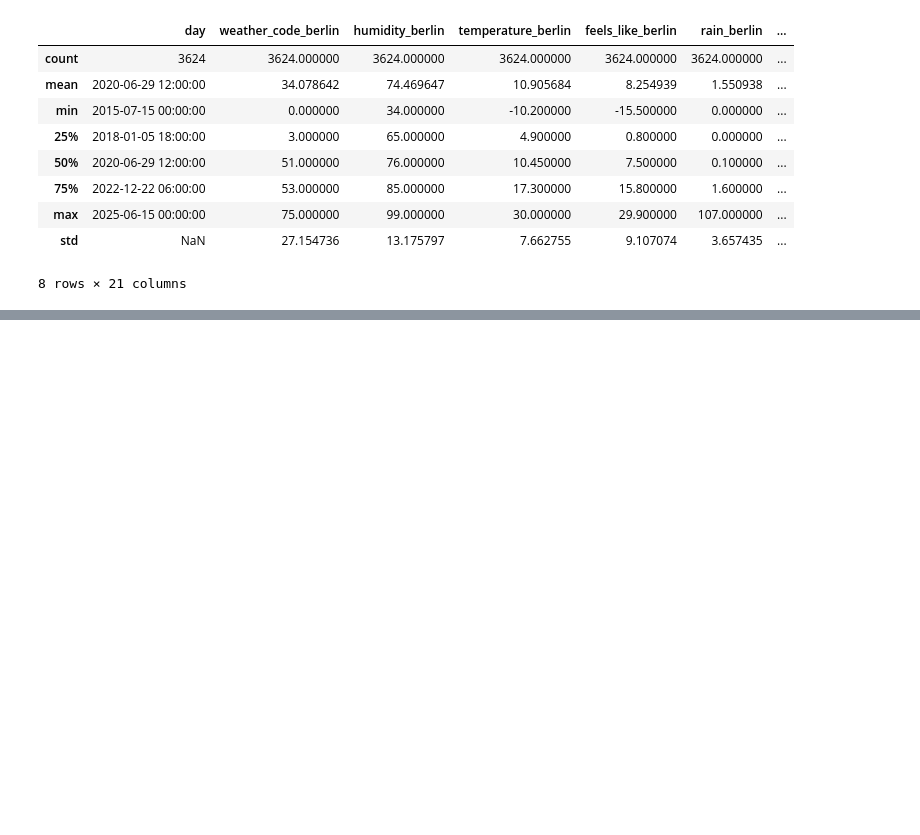
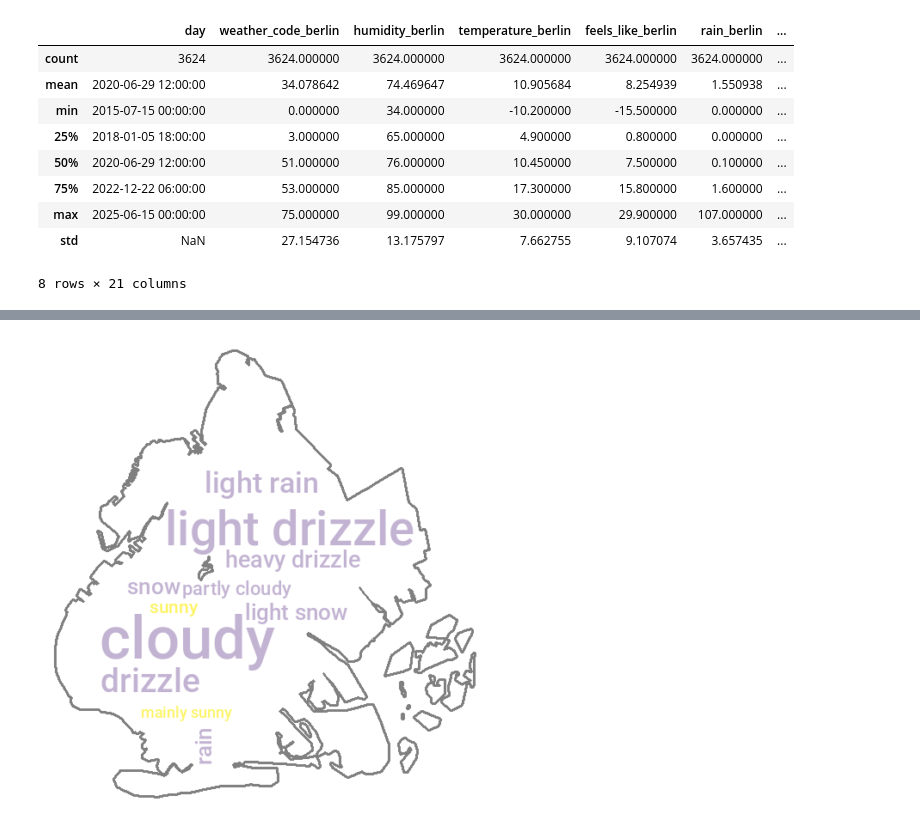
Before and after one commit to helenawittlich/berlin-brooklyn-weather, a Jupyter notebook: weather_analysis.ipynb, the cells around one changed output, grey strips where cells are left out. Drawn from its saved outputs; the diff is of its cells as text; code cells hidden in the pictures; blank space fills up the shorter version.

```diff
--- a/weather_analysis.ipynb
+++ b/weather_analysis.ipynb
@@ -430,0 +431,35 @@ plt.show()
+# %%
+# Load mask image
+cloud_mask = np.array(Image.open("Brooklyn_Silhouette.png").convert("L"))
+
+# Font path (adjust as needed for your system)
+font_path = "/Library/Fonts/Roboto-Medium.ttf"  # macOS example
+
+# Custom color function: yellow for "sun" words, violet-grey otherwise
+def sun_color_func(word, font_size, position, orientation, random_state=None, **kwargs):
+    if 'sun' in word.lower():
+        return "#fdf464"  # sunny yellow
+    else:
+        return "#C3B3D3"  # violet-grey
+
+# Create the word cloud
+wordcloud = WordCloud(
+    width=800,
+    height=400,
+    background_color='white',
+    mask=cloud_mask,
+    contour_color='grey',
+    contour_width=2,
+    prefer_horizontal=0.8,
+    font_path=font_path,
+    min_font_size=18,
+    color_func=sun_color_func
+).generate_from_frequencies(word_counts)
+
+# Plot it
+plt.figure(figsize=(10, 6))
+plt.imshow(wordcloud, interpolation='bilinear')
+plt.axis('off')
+plt.show()
+# %% [output]
+[figure, added]
```
Also changed, not shown: parts of 6 cells of this notebook, 9 other files.
